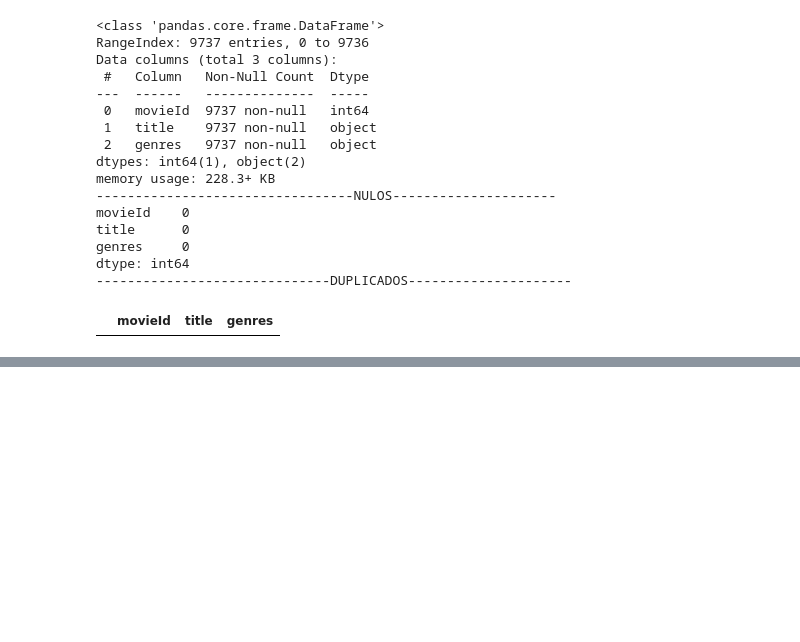
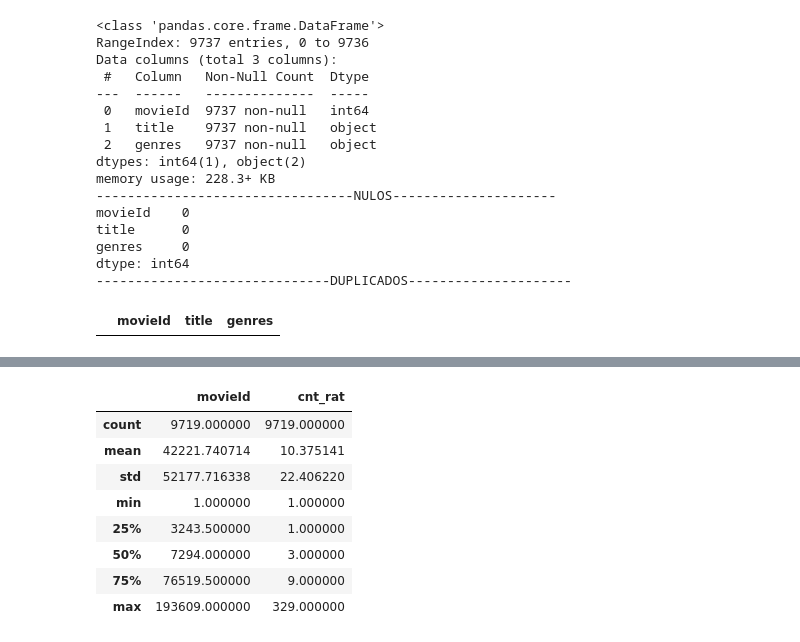
Before and after one commit to diegosaaval/film-recommendation-system, a Jupyter notebook: 1_data_cleaning.ipynb, the cells around one changed output, grey strips where cells are left out. Saved outputs shown, nothing was run; the diff lists cells and outputs as text; code cells hidden in the pictures; blank space fills up the shorter version.

```diff
--- a/1_data_cleaning.ipynb
+++ b/1_data_cleaning.ipynb
@@ -101,0 +227,31 @@ dtype: int64
+# %%
+#### verificar cuantas calificaciones tiene cada pelicula
+rating_movies = pd.read_sql(
+    """ select movieId as movieId ,
+                         count(*) as cnt_rat
+                         from full_table
+                         group by "movieId"
+                         order by cnt_rat desc
+                         """,
+    conn,
+)
+
+fig = px.histogram(
+    rating_movies,
+    x="cnt_rat",
+    title="Hist frecuencia de numero de calificaciones para cada pelicula",
+)
+fig.show()
+
+### analizar distribucion de calificaciones por libro
+rating_movies.describe()
+# %% [output]
+|  | movieId | cnt_rat |
+| count | 9719.000000 | 9719.000000 |
+| mean | 42221.740714 | 10.375141 |
+| std | 52177.716338 | 22.406220 |
+| min | 1.000000 | 1.000000 |
+| 25% | 3243.500000 | 1.000000 |
+| 50% | 7294.000000 | 3.000000 |
+| 75% | 76519.500000 | 9.000000 |
+| max | 193609.000000 | 329.000000 |
```
Also changed, not shown: parts of 17 cells of this notebook, 1 other file.
